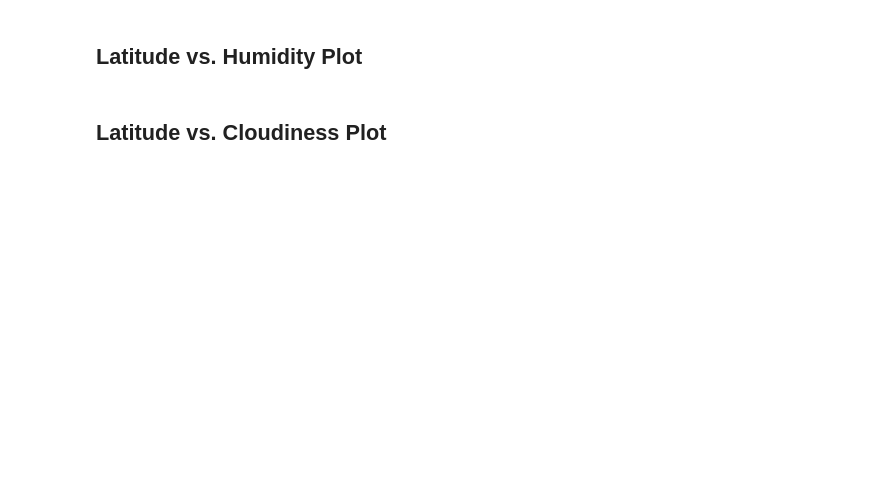
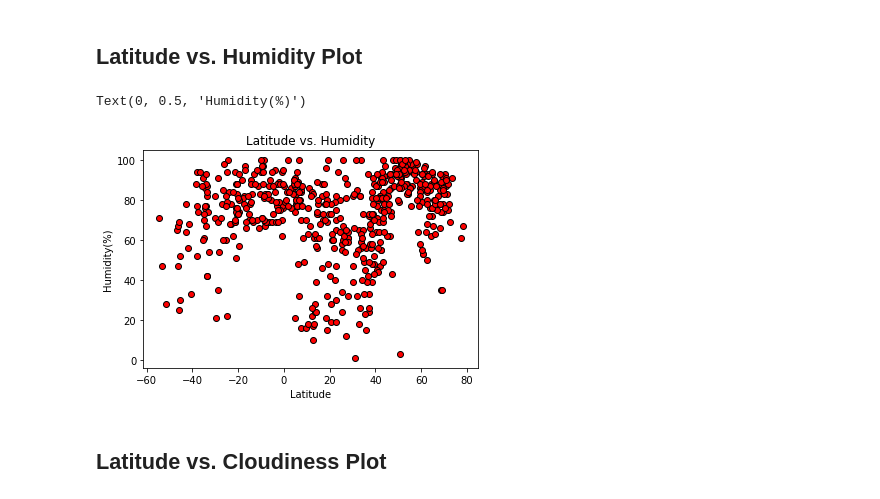
Before and after one commit to gucaselo/python-api, a Jupyter notebook: WeatherPy/WeatherPy.ipynb, the cells around one changed output. Saved outputs shown, nothing was run; the diff lists cells and outputs as text; code cells hidden in the pictures; blank space fills up the shorter version.

```diff
--- a/WeatherPy/WeatherPy.ipynb
+++ b/WeatherPy/WeatherPy.ipynb
@@ -133,4 +188,12 @@ Skip this step if there are no cities that have humidity > 100%.
 # %% [markdown]
 ## Latitude vs. Humidity Plot
+# %%
+plt.scatter(clean_cities_df['Latitude'], clean_cities_df['Humidity'], marker="o", facecolors="red", edgecolors="black")
+plt.title('Latitude vs. Humidity')
+plt.xlabel('Latitude')
+plt.ylabel('Humidity(%)')
+# %% [output]
+Text(0, 0.5, 'Humidity(%)')
+[figure, added]
 # %% [markdown]
 ## Latitude vs. Cloudiness Plot
```
Also changed, not shown: parts of 14 cells of this notebook, 3 other files.
